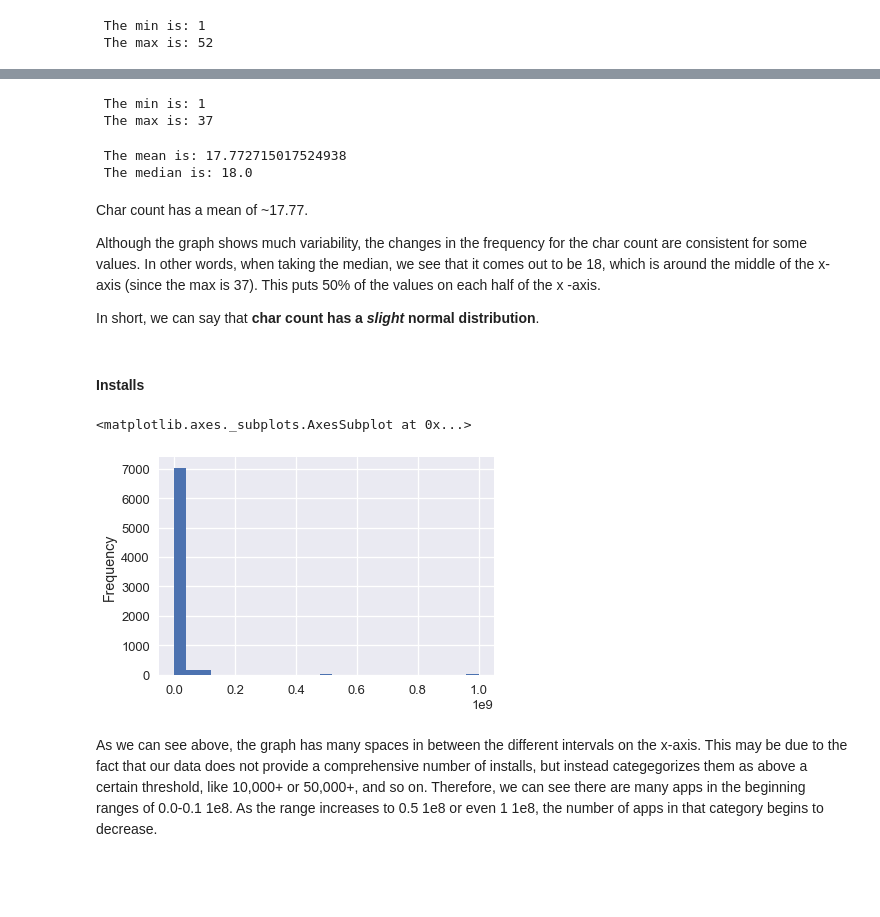
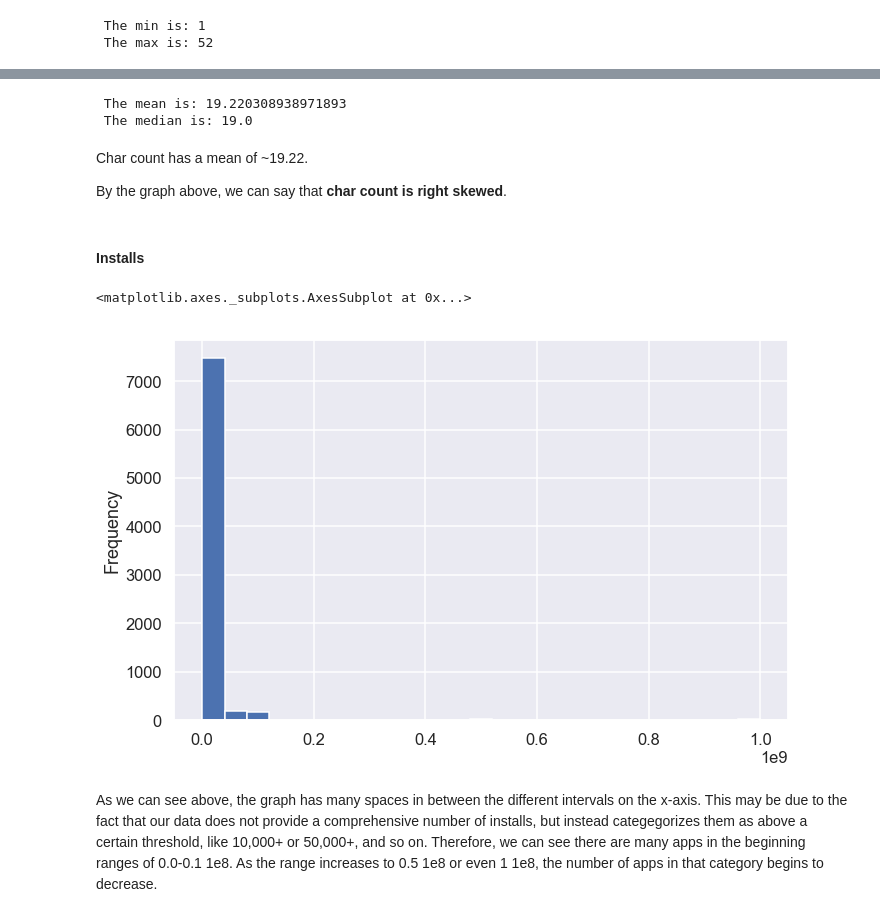
Before and after one commit to Titan-Ngo/COGS108_Repo, a Jupyter notebook: FinalProject.ipynb, the cells around one changed output, grey strips where cells are left out. Drawn from its saved outputs; the diff is of its cells as text; code cells hidden in the pictures; blank space fills up the shorter version.

```diff
--- a/FinalProject.ipynb
+++ b/FinalProject.ipynb
@@ -450,8 +447,0 @@ Since we took out the outliers for Word Count, it'd be only be fair for us to do
-# %%
-# We first store the values of the std and the mean.
-
-charCountSD = df['Char Count'].std()
-charCountMean = df['Char Count'].mean()
-
-# We then remove outliers
-df = df.drop(df[(df['Char Count'] < (charCountMean - 2*charCountSD)) | (df['Char Count'] > (charCountMean + 2*charCountSD))].index)
@@ -464,33 +448,23 @@ df['Char Count'].plot.hist(bins = 18)
-# %%
-# Print the max and min of 'Word Count'
-minValue = df['Char Count'].min()
-maxValue = df['Char Count'].max()
-print(" The min is:", minValue, '\n', "The max is:", maxValue)
-# %% [output]
- The min is: 1
- The max is: 37
 # %%
 # Calculate the mean and median of 'Char Count'
 mean = df['Char Count'].mean()
 median = df['Char Count'].median()
 print(" The mean is:", mean, '\n', "The median is:", median)
 # %% [output]
- The mean is: 17.772715017524938
- The median is: 18.0
+ The mean is: 19.220308938971893
+ The median is: 19.0
-# %% [markdown]
-Char count has a mean of ~17.77.
-
-Although the graph shows much variability, the changes in the frequency for the char count are consistent for some values. In other words, when taking the median, we see that it comes out to be 18, which is around the middle of the x-axis (since the max is 37). This puts 50% of the values on each half of the x -axis.
-
-In short, we can say that __char count has a _slight_ normal distribution__.
+# %% [markdown]
+Char count has a mean of ~19.22.
+
+By the graph above, we can say that __char count is right skewed__.
 # %% [markdown]
 #### Installs
 # %%
 # Plots 'Installs' to see its distribution
-df['Installs'].plot.hist(bins = 25)
+df['Installs'].plot.hist(bins = 25, figsize=(11,7))
 # %% [output]
 <matplotlib.axes._subplots.AxesSubplot at 0x...>
-[figure, old version]
+[figure, new version]
 # %% [markdown]
 As we can see above, the graph has many spaces in between the different intervals on the x-axis. This may be due to the fact that our data does not provide a comprehensive number of installs, but instead categegorizes them as above a certain threshold, like 10,000+ or 50,000+, and so on. Therefore, we can see there are many apps in the beginning ranges of 0.0-0.1 1e8. As the range increases to 0.5 1e8 or even 1 1e8, the number of apps in that category begins to decrease.
 # %%
```
Also changed, not shown: parts of 32 cells of this notebook.
